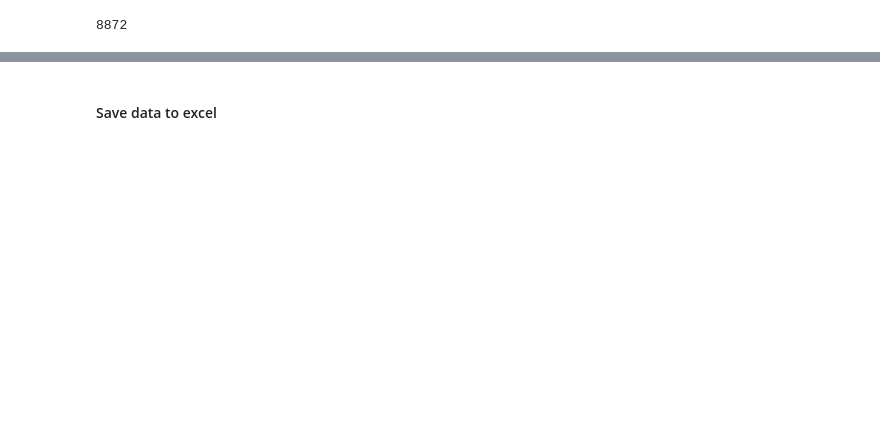
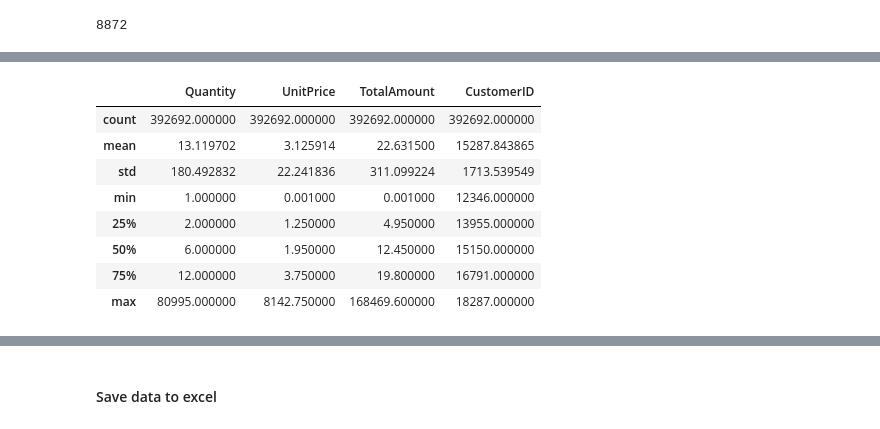
Before and after one commit to JuliaIron/Final_Project_Customer_Clustering, a Jupyter notebook: Notebook_Customer_Clustering.ipynb, the cells around one changed output, grey strips where cells are left out. Cells and saved outputs as stored; diff of their text form; code cells hidden in the pictures; blank space fills up the shorter version.

```diff
--- a/Notebook_Customer_Clustering.ipynb
+++ b/Notebook_Customer_Clustering.ipynb
@@ -281,0 +345,12 @@ Drop Values
+# %%
+df_clean.describe()
+# %% [output]
+|  | Quantity | UnitPrice | TotalAmount | CustomerID |
+| count | 392692.000000 | 392692.000000 | 392692.000000 | 392692.000000 |
+| mean | 13.119702 | 3.125914 | 22.631500 | 15287.843865 |
+| std | 180.492832 | 22.241836 | 311.099224 | 1713.539549 |
+| min | 1.000000 | 0.001000 | 0.001000 | 12346.000000 |
+| 25% | 2.000000 | 1.250000 | 4.950000 | 13955.000000 |
+| 50% | 6.000000 | 1.950000 | 12.450000 | 15150.000000 |
+| 75% | 12.000000 | 3.750000 | 19.800000 | 16791.000000 |
+| max | 80995.000000 | 8142.750000 | 168469.600000 | 18287.000000 |
```
Also changed, not shown: parts of 33 cells of this notebook.
